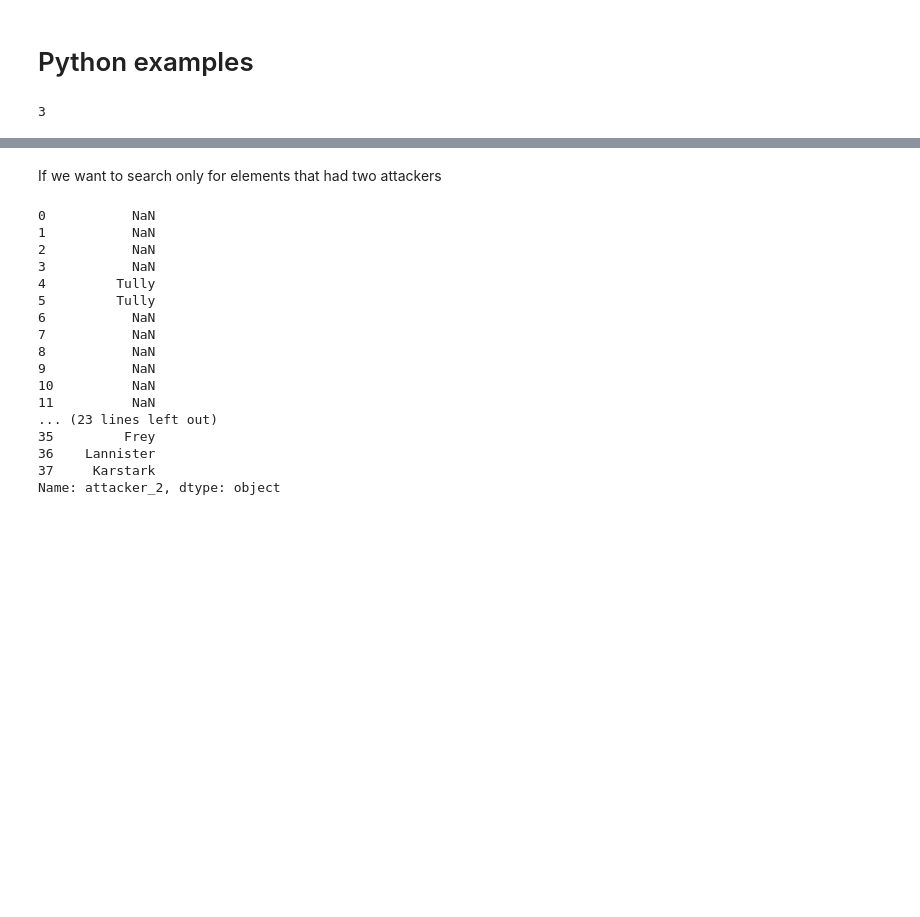
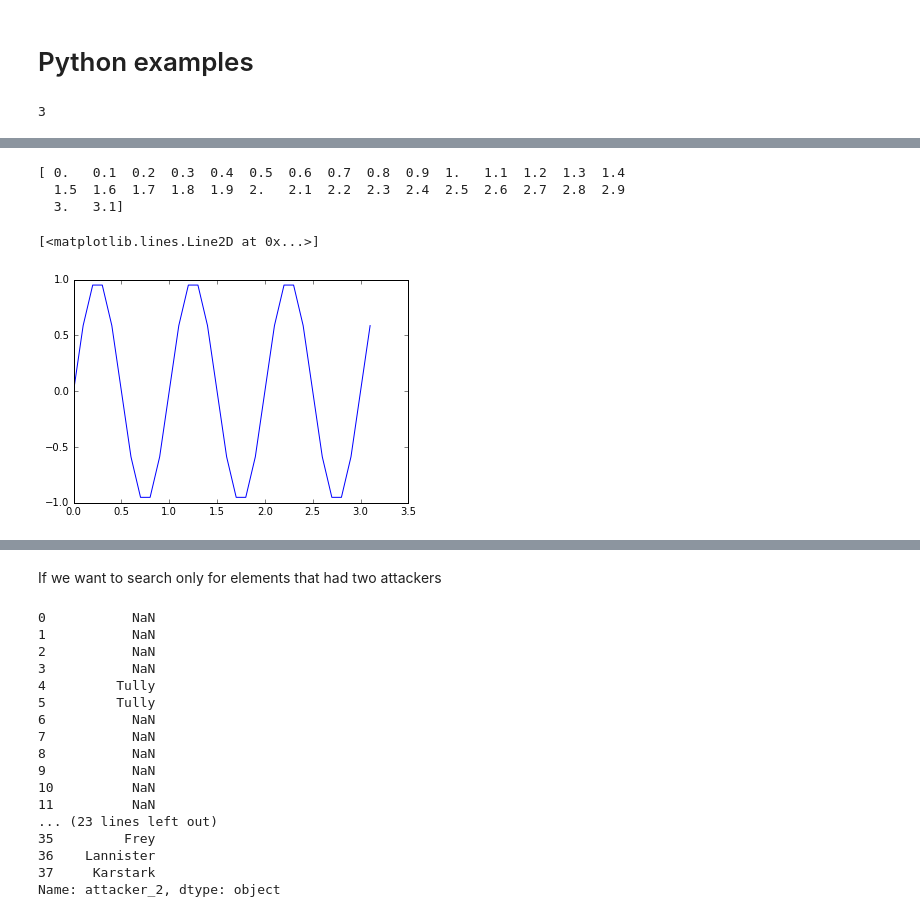
Before and after one commit to leonpalafox/MLClass, a Jupyter notebook: Chapter1Introduction/Introduction_PythonPandas.ipynb, the cells around one changed output, grey strips where cells are left out. Drawn from its saved outputs; the diff is of its cells as text; code cells hidden in the pictures; blank space fills up the shorter version.

```diff
--- a/Chapter1Introduction/Introduction_PythonPandas.ipynb
+++ b/Chapter1Introduction/Introduction_PythonPandas.ipynb
@@ -31,0 +62,13 @@ print c
+# %%
+t = np.arange(0,3.15,0.1)
+print t
+# %% [output]
+[ 0.   0.1  0.2  0.3  0.4  0.5  0.6  0.7  0.8  0.9  1.   1.1  1.2  1.3  1.4
+  1.5  1.6  1.7  1.8  1.9  2.   2.1  2.2  2.3  2.4  2.5  2.6  2.7  2.8  2.9
+  3.   3.1]
+# %%
+x =np.sin(2*np.pi*t)
+plt.plot(t, x)
+# %% [output]
+[<matplotlib.lines.Line2D at 0x...>]
+[figure, added]
```
Also changed, not shown: parts of 8 cells of this notebook, 4 other files.
